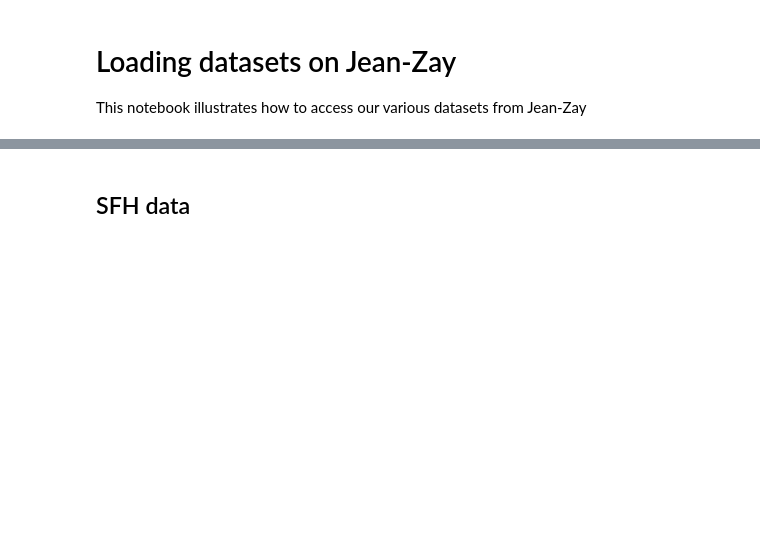
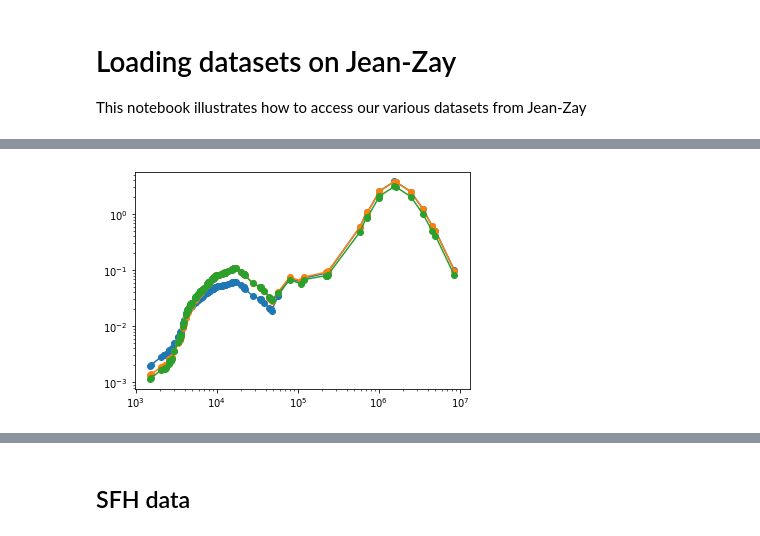
Before and after one commit to EiffL/sfh-inference-hackathon, a Jupyter notebook: notebooks/create_sfhsed_dataset.ipynb, the cells around one changed output, grey strips where cells are left out. Saved outputs shown, nothing was run; the diff lists cells and outputs as text; code cells hidden in the pictures; blank space fills up the shorter version.

```diff
--- a/notebooks/create_sfhsed_dataset.ipynb
+++ b/notebooks/create_sfhsed_dataset.ipynb
@@ -76 +28,9 @@ plt.scatter(example['flux'], np.arange(len(example['flux'])))
+# %%
+wl = loadtxt('/gpfswork/rech/qrc/commun/SFH/tng100/wl.csv', delimiter=',')
+wl.sort()
+# %%
+for i in range(3):
+    plt.loglog(wl, examples[i]['flux'], '-o')
+# %% [output]
+[figure, added]
 # %%
```
Also changed, not shown: parts of 8 cells of this notebook, 1 other file.
